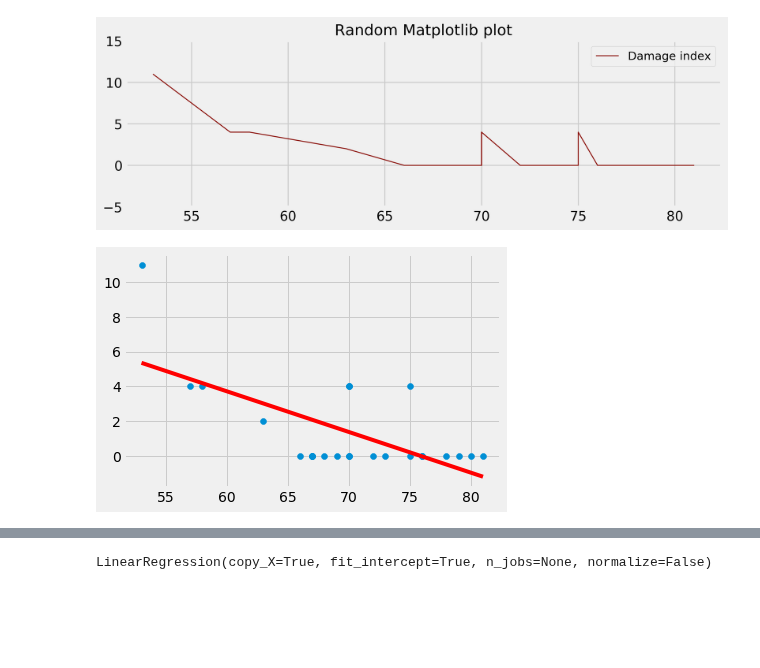
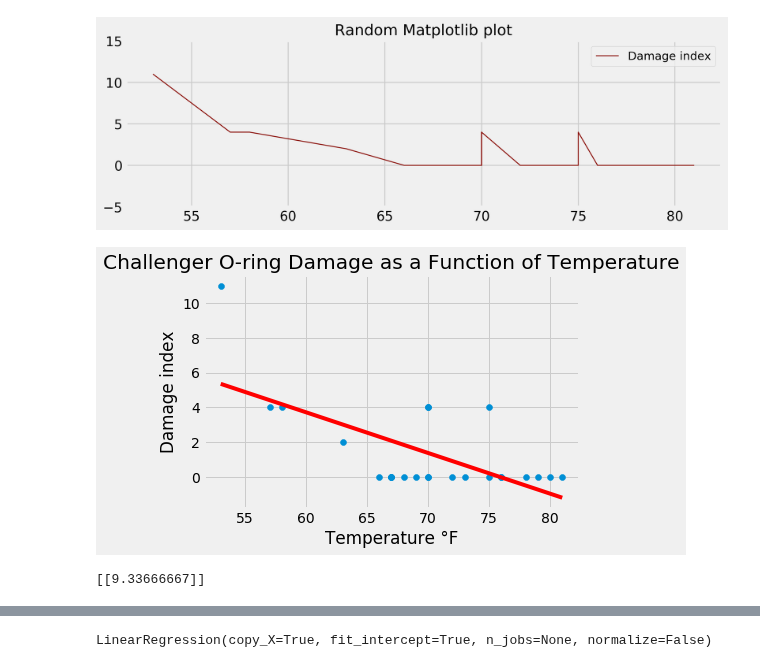
Before and after one commit to surfaceowl-ai/python_visualizations, a Jupyter notebook: notebooks/00_effective_visualizations.ipynb, the cells around one changed output, grey strips where cells are left out. Cells and saved outputs as stored; diff of their text form; code cells hidden in the pictures; blank space fills up the shorter version.

Commit message:
added initial challenger regression viz

```diff
--- a/notebooks/00_effective_visualizations.ipynb
+++ b/notebooks/00_effective_visualizations.ipynb
@@ -272,6 +272,9 @@ Y_pred = linear_regressor.predict(X)  # make predictions
 # %%
 plt.scatter(X, Y)
 plt.plot(X, Y_pred, color='red')
+plt.title("Challenger O-ring Damage as a Function of Temperature")
+plt.xlabel("Temperature °F")
+plt.ylabel("Damage index")
 plt.show()
 # %% [output]
-[figure, old version]
+[figure, new version]
@@ -277,0 +285,7 @@ plt.show()
+# %%
+challenger_launch_temp = 36
+challenger_launch_temp_np = np.asarray(challenger_launch_temp).reshape(-1, 1)
+predicted_damage_index_at_challenger_launch_temp = linear_regressor.predict(challenger_launch_temp_np)
+print(predicted_damage_index_at_challenger_launch_temp)
+# %% [output]
+[[9.33666667]]
```
Also changed, not shown: parts of 2 cells of this notebook.
